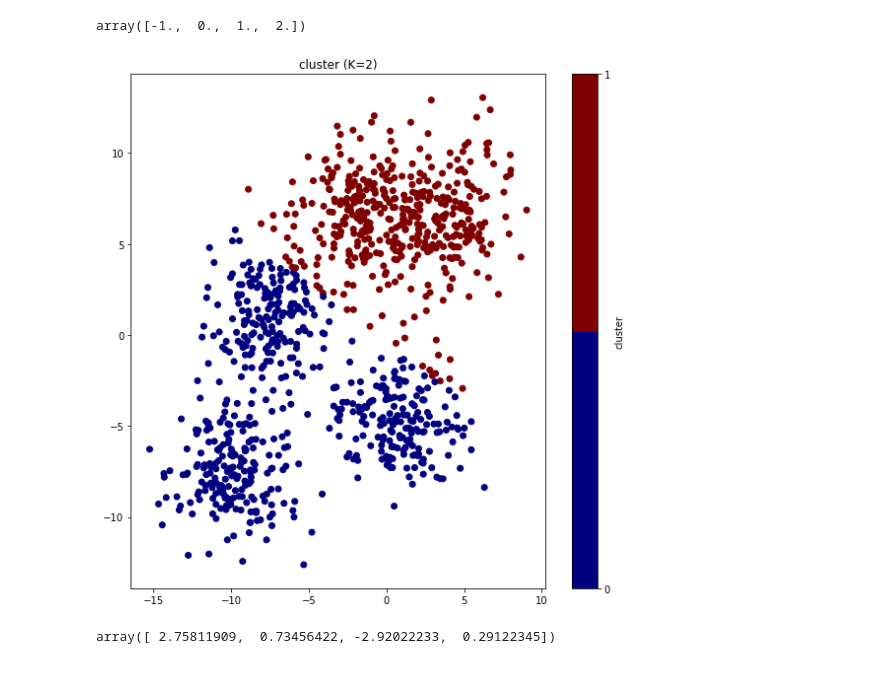
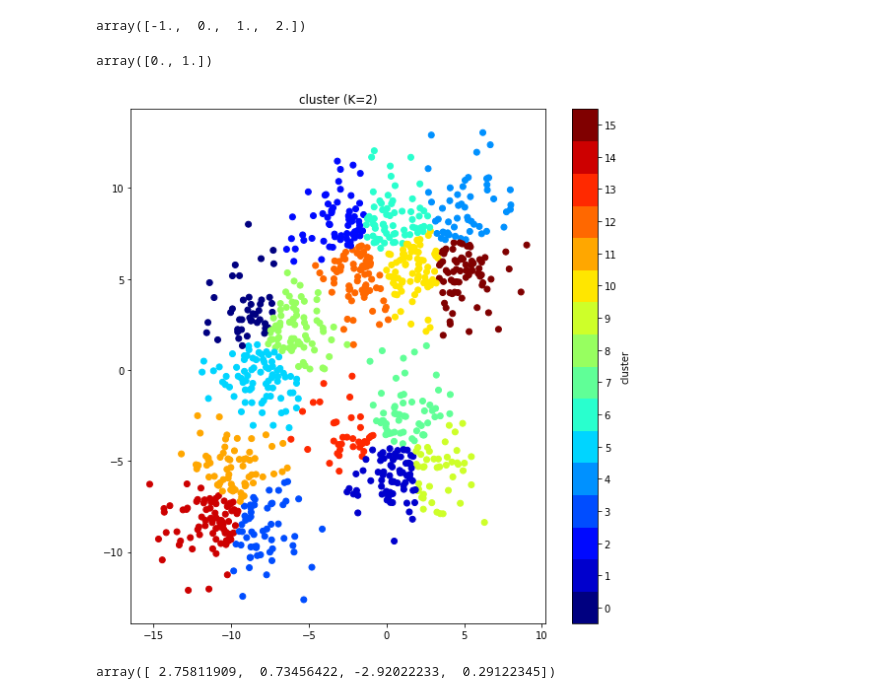
Before and after one commit to MunJeongHyeon/machine-learning-class, a Jupyter notebook: 11/assignment_11.ipynb, the cells around one changed output. Saved outputs shown, nothing was run; the diff lists cells and outputs as text; code cells hidden in the pictures.

Commit message:
cluster plot finish

```diff
--- a/11/assignment_11.ipynb
+++ b/11/assignment_11.ipynb
@@ -520,3 +520,7 @@ plt.show()
 np.linspace(-1, 2, 4)
 # %% [output]
 array([-1.,  0.,  1.,  2.])
+# %%
+np.linspace(0, 1, 2)
+# %% [output]
+array([0., 1.])
@@ -523,14 +529,17 @@ array([-1.,  0.,  1.,  2.])
 # %%
 plt.figure(figsize=(8,8))
 plt.title('cluster (K=2)')
 
-plt.scatter(x, y, c=label_feature_02, cmap=plt.cm.get_cmap('jet',2))
-plt.colorbar(label = 'cluster', ticks = np.linspace(-1, 2, 4))
+k = 16
+plt.scatter(x, y, c=label_feature_16, cmap=plt.cm.get_cmap('jet',k))
+cbar = plt.colorbar(label = 'cluster', ticks = np.linspace(0.45, 14.55, k))
+label = list(map(str, range(k)))
+cbar.set_ticklabels(label)
 
 plt.tight_layout()
 plt.show()
 # %% [output]
-[figure, old version]
+[figure, new version]
 # %%
 np.append(arr,centroid_iteration_02[0,0,:])
 # %% [output]
```
Also changed, not shown: parts of 5 cells of this notebook.
